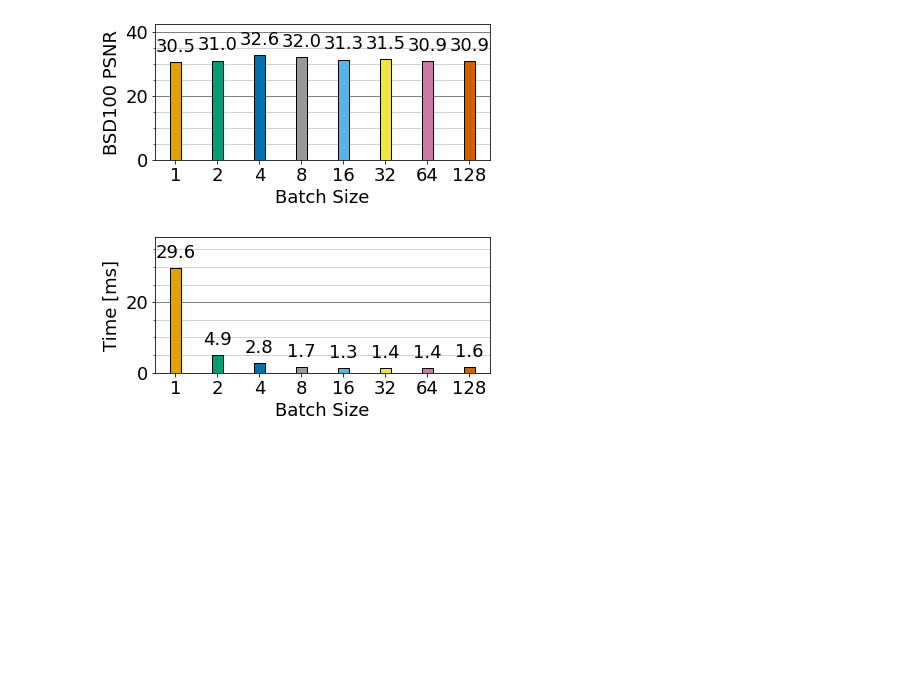
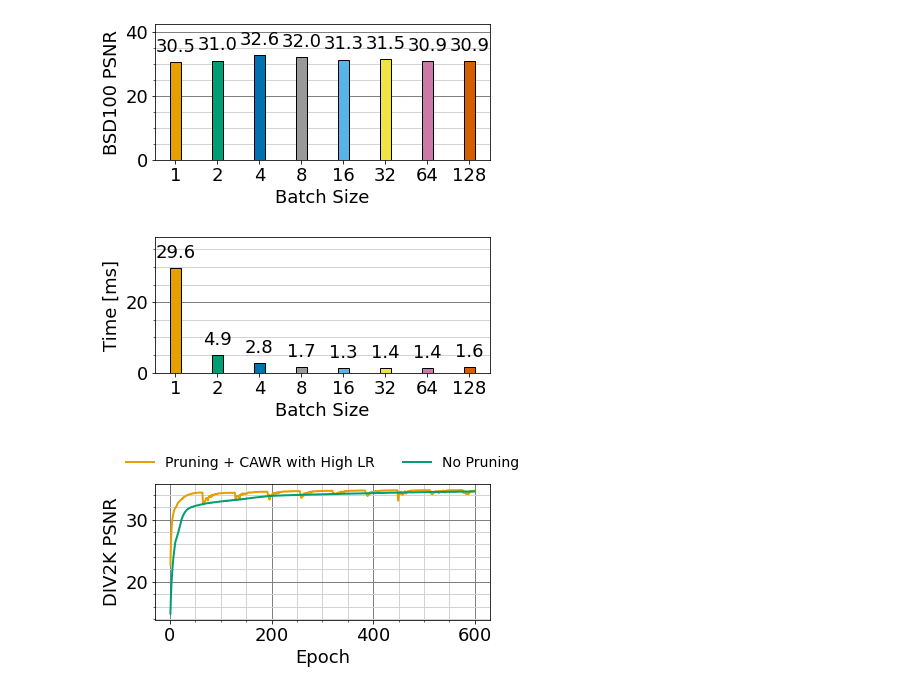
Before and after one commit to MartinBuessemeyer/Efficient-Image-Super-Resolution, a Jupyter notebook: notebooks/visualizations.ipynb, the cells around one changed output. Cells and saved outputs as stored; diff of their text form; code cells hidden in the pictures; blank space fills up the shorter version.

Commit message:
Add more graphs to notebook

```diff
--- a/notebooks/visualizations.ipynb
+++ b/notebooks/visualizations.ipynb
@@ -158,3 +158,11 @@ filtered_x = data.filter(regex=("config\.batch_size_test_rfdn_advanced_batch_siz
 make_bar_chart(filtered_x.values[0], filtered_y.values * 1000, "Batch Size", "Time [ms]", "batch_size_average_validation_time.svg", True, lableprecision=1)
 # %% [output]
 [figure]
+# %%
+data = get_data(["validate.DIV2K.psnr_scale_2", "Epoch"])
+filtered_x = data.filter(regex=("Epoch_rfdn.*_600.csv")).transpose()
+filtered_y = data.filter(items=["validate.DIV2K.psnr_scale_2_rfdn_advanced_600_epochs_lr_1e-3_eta-min_1e-5.csv", "validate.DIV2K.psnr_scale_2_rfdn_advanced_600_epochs_before_pruning_none.csv"]).transpose()
+lables = ["Pruning + CAWR with High LR", "No Pruning"]
+make_line_chart(filtered_x.values, filtered_y.values, lables, "Epoch", "DIV2K PSNR", "epoch_psnr_cawr_scale.svg", legend_location="upper center")
+# %% [output]
+[figure, added]
```
Also changed, not shown: parts of 1 cell of this notebook.
